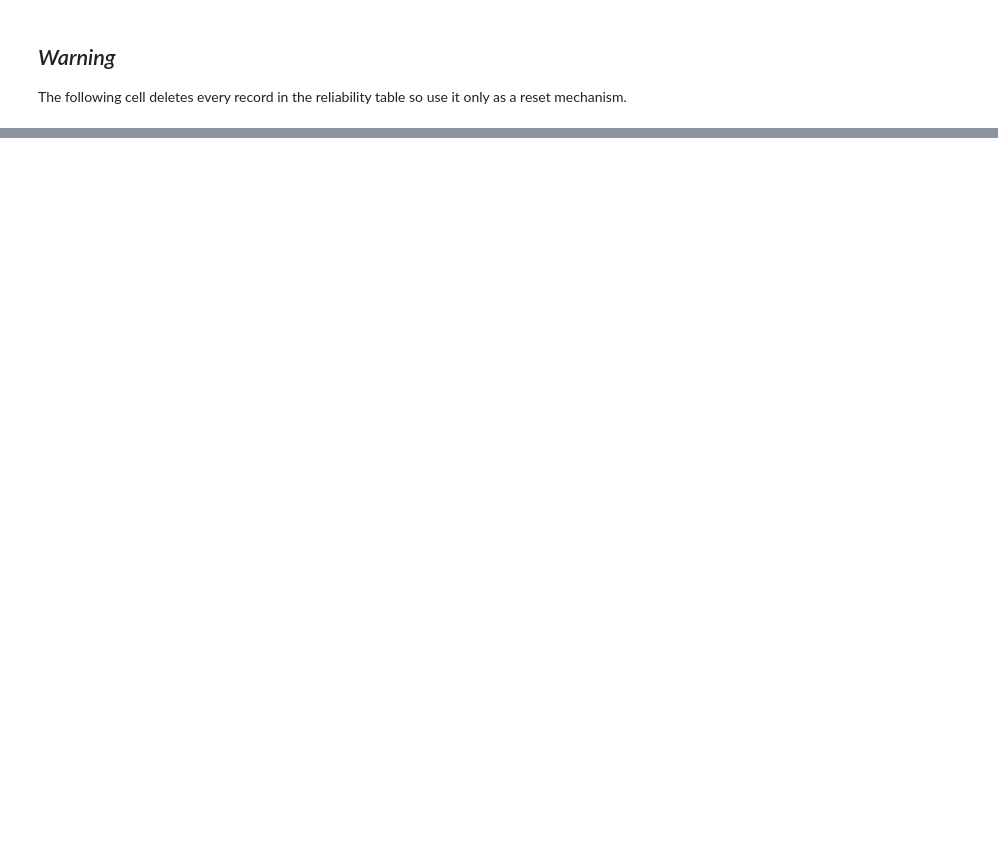
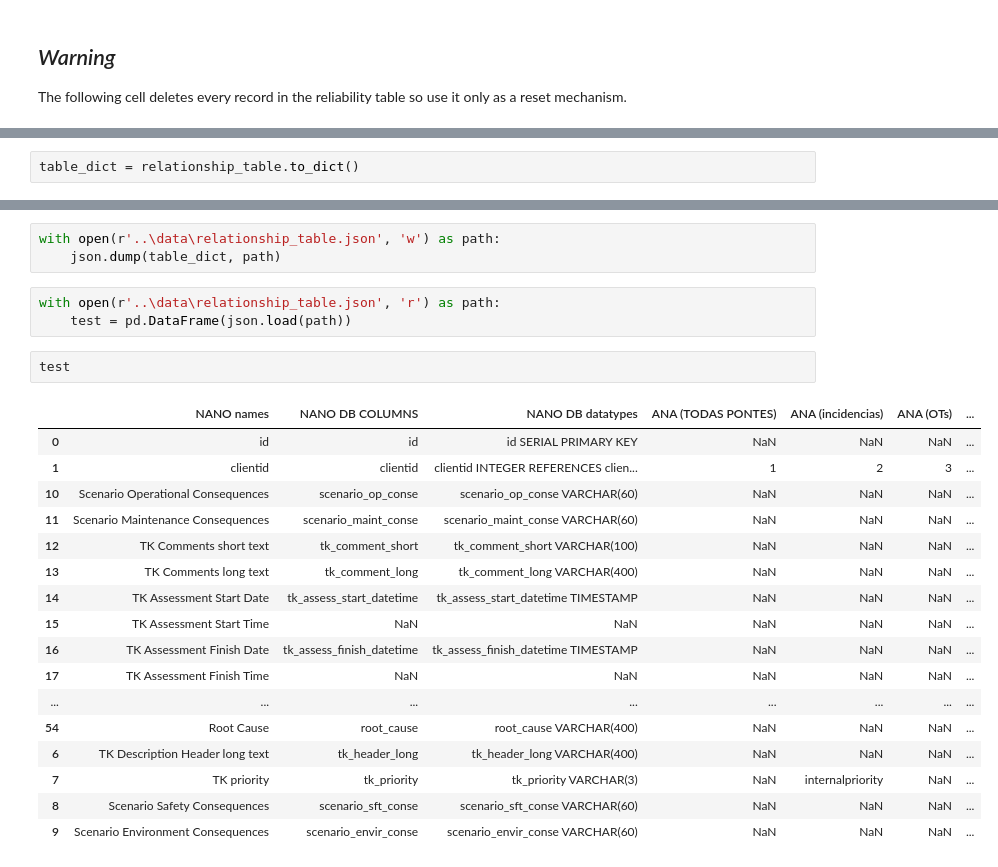
Before and after one commit to sgpjesus/Reliability-app, a Jupyter notebook: notebooks/create_database_V1.ipynb, the cells around one changed output, grey strips where cells are left out. Drawn from its saved outputs; the diff is of its cells as text; blank space fills up the shorter version.

Commit message:
Equipment filter added and minor tests

```diff
--- a/notebooks/create_database_V1.ipynb
+++ b/notebooks/create_database_V1.ipynb
@@ -131,0 +208,2 @@ engine.execute(text(query_create_rda).execution_options(autocommit=True))
+# %%
+table_dict = relationship_table.to_dict()
@@ -131,0 +230,26 @@ engine.execute(text(query_create_rda).execution_options(autocommit=True))
+# %%
+with open(r'..\data\relationship_table.json', 'w') as path:
+    json.dump(table_dict, path)
+# %%
+with open(r'..\data\relationship_table.json', 'r') as path:
+    test = pd.DataFrame(json.load(path))
+# %%
+test
+# %% [output]
+|  | NANO names | NANO DB COLUMNS | NANO DB datatypes | ANA (TODAS PONTES) | ANA (incidencias) | ANA (OTs) | ... |
+| 0 | id | id | id SERIAL PRIMARY KEY | NaN | NaN | NaN | ... |
+| 1 | clientid | clientid | clientid INTEGER REFERENCES clien... | 1 | 2 | 3 | ... |
+| 10 | Scenario Operational Consequences | scenario_op_conse | scenario_op_conse VARCHAR(60) | NaN | NaN | NaN | ... |
+| 11 | Scenario Maintenance Consequences | scenario_maint_conse | scenario_maint_conse VARCHAR(60) | NaN | NaN | NaN | ... |
+| 12 | TK Comments short text | tk_comment_short | tk_comment_short VARCHAR(100) | NaN | NaN | NaN | ... |
+| 13 | TK Comments long text | tk_comment_long | tk_comment_long VARCHAR(400) | NaN | NaN | NaN | ... |
+| 14 | TK Assessment Start Date | tk_assess_start_datetime | tk_assess_start_datetime TIMESTAMP | NaN | NaN | NaN | ... |
+| 15 | TK Assessment Start Time | NaN | NaN | NaN | NaN | NaN | ... |
+| 16 | TK Assessment Finish Date | tk_assess_finish_datetime | tk_assess_finish_datetime TIMESTAMP | NaN | NaN | NaN | ... |
+| 17 | TK Assessment Finish Time | NaN | NaN | NaN | NaN | NaN | ... |
+| ... | ... | ... | ... | ... | ... | ... | ... |
+| 54 | Root Cause | root_cause | root_cause VARCHAR(400) | NaN | NaN | NaN | ... |
+| 6 | TK Description Header long text | tk_header_long | tk_header_long VARCHAR(400) | NaN | NaN | NaN | ... |
+| 7 | TK priority | tk_priority | tk_priority VARCHAR(3) | NaN | internalpriority | NaN | ... |
+| 8 | Scenario Safety Consequences | scenario_sft_conse | scenario_sft_conse VARCHAR(60) | NaN | NaN | NaN | ... |
+| 9 | Scenario Environment Consequences | scenario_envir_conse | scenario_envir_conse VARCHAR(60) | NaN | NaN | NaN | ... |
```
Also changed, not shown: parts of 11 cells of this notebook, 2 other files.
